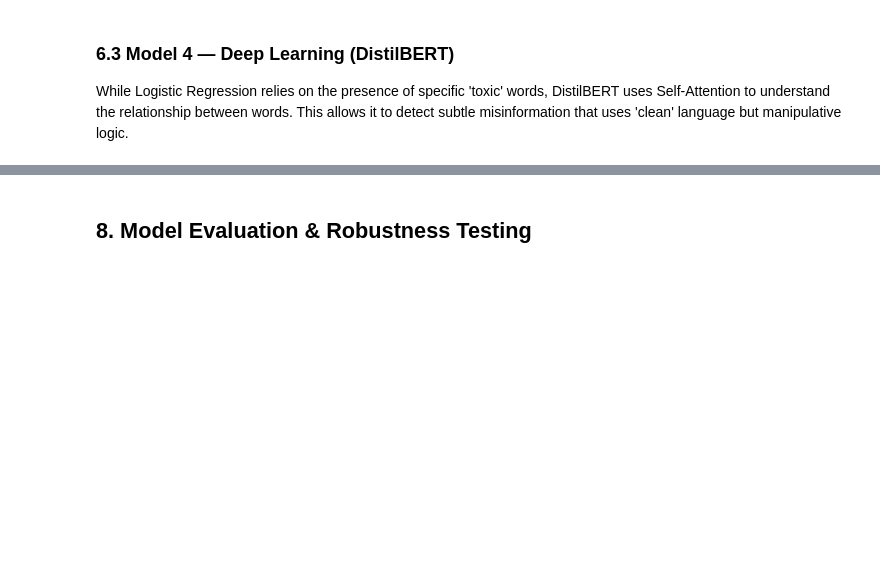
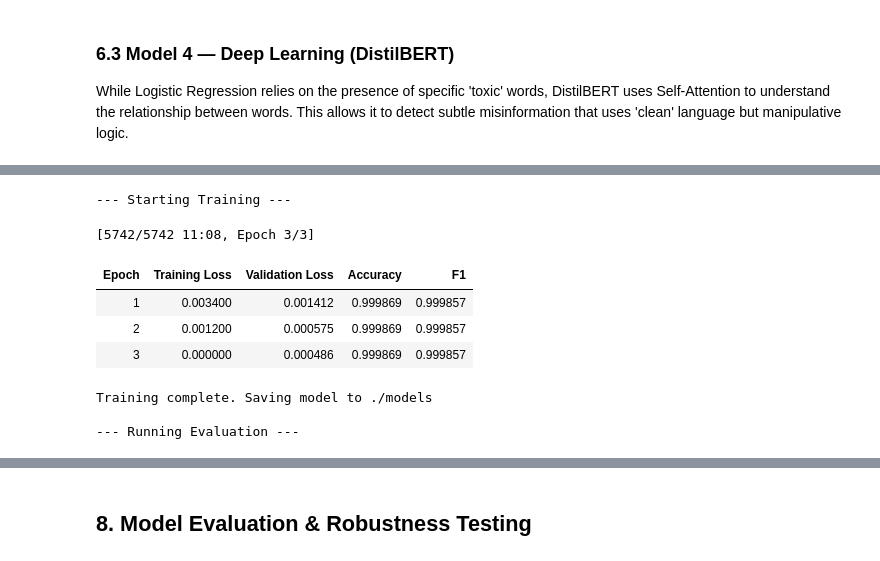
Before and after one commit to LiubovRev/Fake-News-Detector, a Jupyter notebook: fake_news_project.ipynb, the cells around one changed output, grey strips where cells are left out. Saved outputs shown, nothing was run; the diff lists cells and outputs as text; code cells hidden in the pictures; blank space fills up the shorter version.

```diff
--- a/fake_news_project.ipynb
+++ b/fake_news_project.ipynb
@@ -644,0 +555,75 @@ Confusion Matrix:
+# %%
+# ---------------------------
+# 3. Define Training Arguments
+# ---------------------------
+# We define these even for prediction to use the Trainer's optimized engine
+training_args = TrainingArguments(
+    output_dir="./results",
+    num_train_epochs=3,               # Standard for fine-tuning
+    per_device_train_batch_size=16,
+    per_device_eval_batch_size=32,
+    learning_rate=2e-5,
+    weight_decay=0.01,
+    eval_strategy="epoch",
+    save_strategy="epoch",
+    load_best_model_at_end=True,
+    fp16=torch.cuda.is_available(),   # Automatic mixed precision
+    report_to="none"
+)
+
+def compute_metrics(eval_pred):
+    logits, labels = eval_pred
+    predictions = np.argmax(logits, axis=-1)
+    return {
+        "accuracy": accuracy_score(labels, predictions),
+        "f1": f1_score(labels, predictions)
+    }
+
+trainer = Trainer(
+    model=model,
+    args=training_args,
+    train_dataset=train_ds,
+    eval_dataset=test_ds,
+    tokenizer=tokenizer,
+    compute_metrics=compute_metrics
+)
+
+# ---------------------------
+# 4. Training Phase
+# ---------------------------
+if should_train:
+    print("\n--- Starting Training ---")
+    trainer.train()
+    print(f"Training complete. Saving model to {save_directory}")
+    model.save_pretrained(save_directory)
+    tokenizer.save_pretrained(save_directory)
+else:
+    print("\n--- Skipping Training (Model already exists) ---")
+
+# ---------------------------
+# 5. Inference & Metrics
+# ---------------------------
+print("\n--- Running Evaluation ---")
+# trainer.predict is more robust than a manual loop
+results_bert = trainer.predict(test_ds)
+final_preds = np.argmax(results_bert.predictions, axis=-1)
+y_true = results_bert.label_ids
+
+print("\nFinal Metrics:")
+print("-" * 30)
+print(f"Accuracy: {accuracy_score(y_true, final_preds):.4f}")
+print(f"F1 Score: {f1_score(y_true, final_preds):.4f}")
+print("\nClassification Report:\n",
+      classification_report(y_true, final_preds, target_names=["Real", "Fake"]))
+print("\nConfusion Matrix:\n",
+      confusion_matrix(y_true, final_preds))
+# %% [output]
+--- Starting Training ---
+[5742/5742 11:08, Epoch 3/3]
+| Epoch | Training Loss | Validation Loss | Accuracy | F1 |
+| 1 | 0.003400 | 0.001412 | 0.999869 | 0.999857 |
+| 2 | 0.001200 | 0.000575 | 0.999869 | 0.999857 |
+| 3 | 0.000000 | 0.000486 | 0.999869 | 0.999857 |
+Training complete. Saving model to ./models
+
+--- Running Evaluation ---
```
Also changed, not shown: parts of 7 cells of this notebook.
